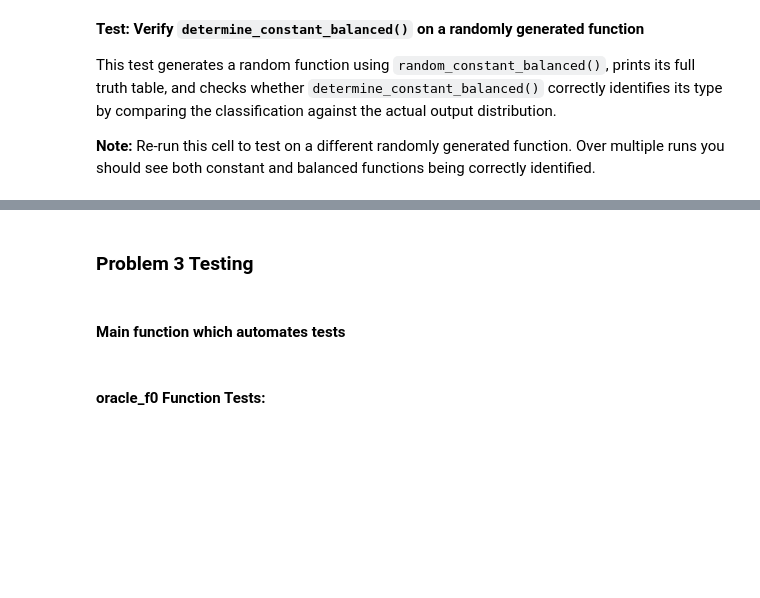
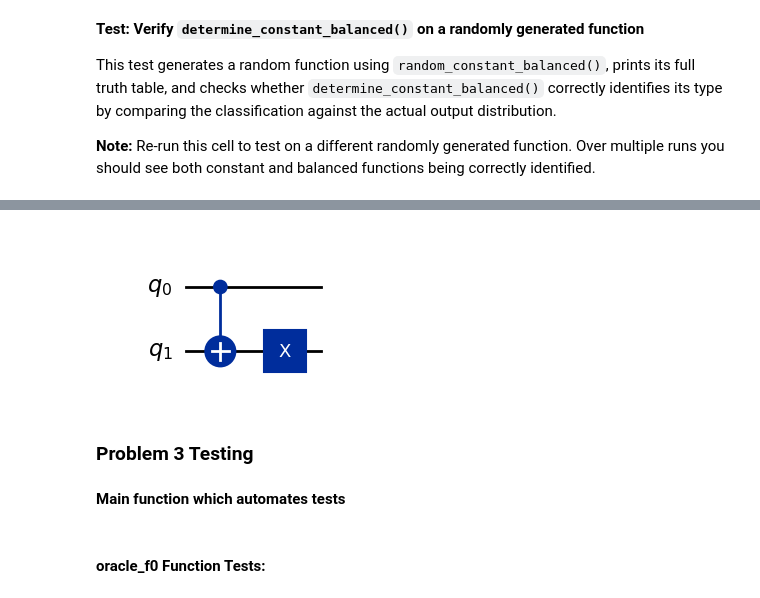
Before and after one commit to izzyKavanagh/Emerging-Technologies, a Jupyter notebook: problems.ipynb, the cells around one changed output, grey strips where cells are left out. Cells and saved outputs as stored; diff of their text form; code cells hidden in the pictures; blank space fills up the shorter version.

```diff
--- a/problems.ipynb
+++ b/problems.ipynb
@@ -475,32 +516,30 @@ oracle_f3 implements the negation function f(x) = NOT x. Since f(x) = NOT x, the
 # %%
 def oracle_f3(qc, x, y):
     """
-    f3(x) = NOT x  (negation / balanced)
+    f(x) = NOT x implemented using CX then X on y.
 
-    Oracle action: |x⟩|y⟩ → |x⟩|y XOR (NOT x)⟩
+    Oracle action:
+    |x⟩|y⟩ → |x⟩|y ⊕ x ⊕ 1⟩ → |x⟩|y ⊕ ¬x⟩
+    """
 
-    NOT x = 1 XOR x, so:  y XOR (NOT x) = y XOR 1 XOR x
-
-    We need to flip y when x = 0 (and leave it when x = 1). This is an
-    anti-controlled NOT: X on y controlled by x being |0⟩. Implemented as:
-        X(x) → CNOT(x,y) → X(x)
-    The pair of X gates around the CNOT inverts the control logic.
-    """
-    # Step 1: Flip x so that the CNOT's control logic is inverted.
-    # After X(x): |0⟩→|1⟩ and |1⟩→|0⟩, swapping which state triggers the CNOT.
-    qc.x(x)
-
-    # Step 2: CNOT fires when x was originally |0⟩ (now temporarily |1⟩).
-    # This encodes the y XOR x part of: y XOR (NOT x) = y XOR 1 XOR x.
+    # Step 1: Entangle input with output (standard CNOT)
     qc.cx(x, y)
 
-    # Step 3: Restore x to its original value — keeps the oracle's input qubit
-    # unchanged, satisfying the unitary requirement |x⟩ → |x⟩.
-    qc.x(x)
+    # Step 2: Flip output to complete ¬x transformation
+    qc.x(y)
+
+    # Step 3: Return circuit
+    return qc
+
+# Display the circuit for oracle_f3
+# Expected: X gate on x, then CNOT(x → y), then X gate on x to restore x
+display(oracle_f3(QuantumCircuit(2), 0, 1).draw('mpl'))
+# %% [output]
+[figure, added]
 # %% [markdown]
 ### **Problem 3 Testing**
 # %% [markdown]
-#### Main function which automates tests
+**Main function which automates tests**
 # %%
 def run_oracle(oracle_fn, x_init: int, y_init: int) -> tuple[int, int]:
     """
```
Also changed, not shown: parts of 13 cells of this notebook.
